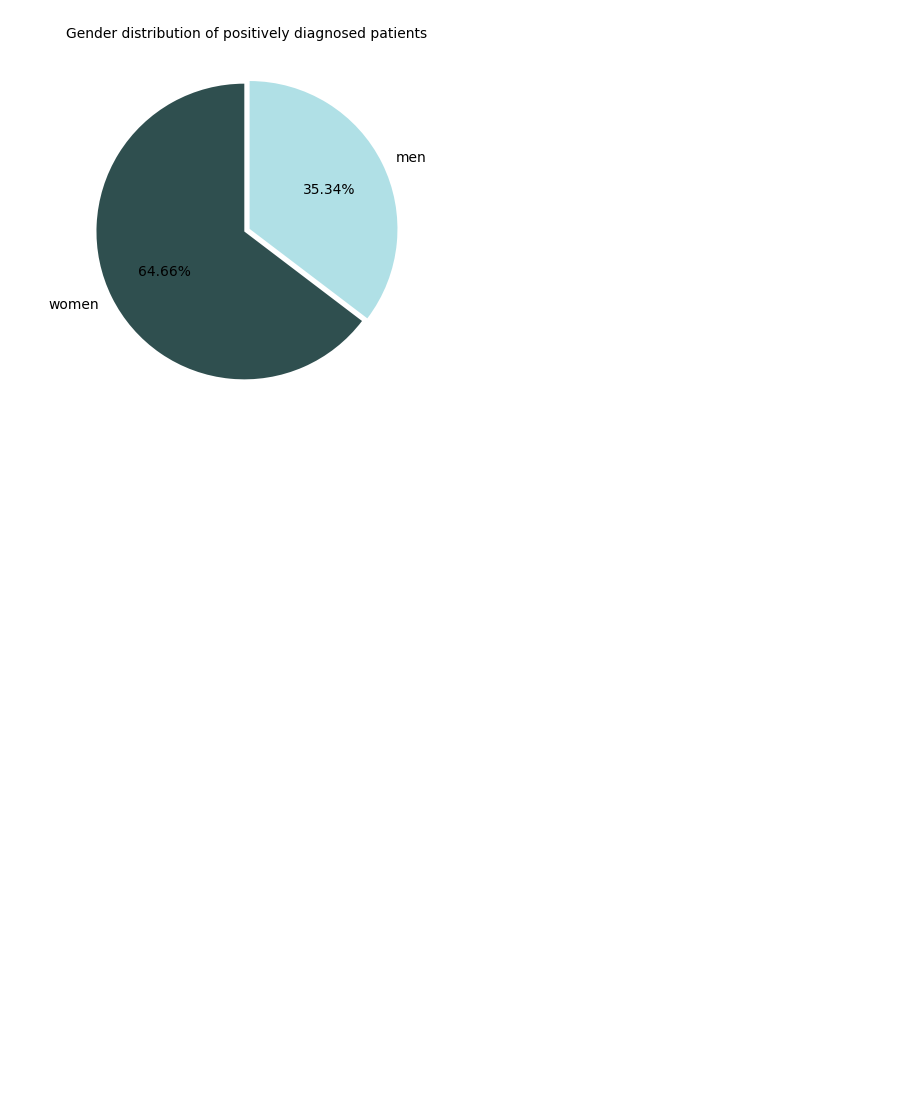
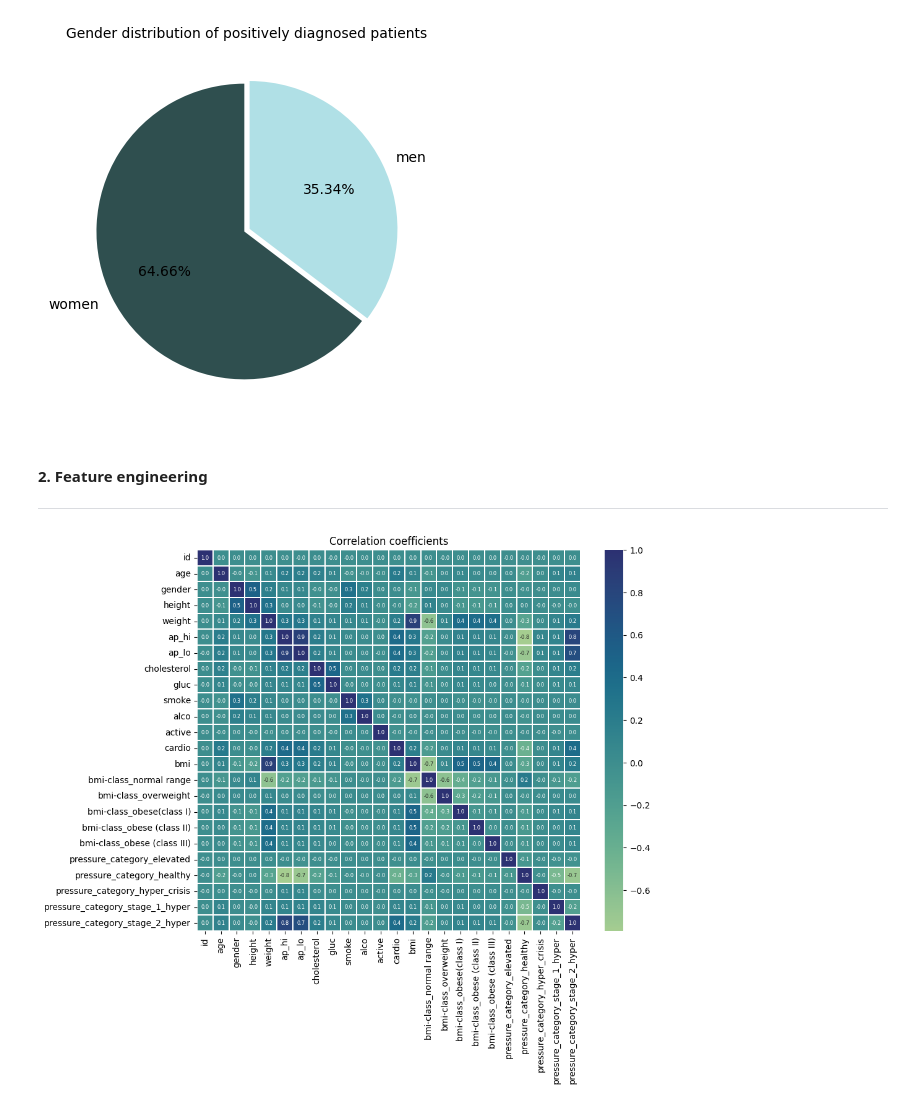
Before and after one commit to KatjaParak/Machine-learning, a Jupyter notebook: report.ipynb, the cells around one changed output. Drawn from its saved outputs; the diff is of its cells as text; code cells hidden in the pictures; blank space fills up the shorter version.

Commit message:
added feature engineering

```diff
--- a/report.ipynb
+++ b/report.ipynb
@@ -96,3 +100,22 @@ utils.plot_height_distribution(cardio);
 utils.plot_gender_distribution(cardio);
 # %% [output]
 [figure]
+# %% [markdown]
+#### 2. Feature engineering
+-------------------------------------------------------------------------------------------------------------------------------------------------------------
+# %%
+cardio['bmi'] = utils.calculate_bmi(cardio)
+# %%
+cardio['bmi'] = utils.calculate_bmi(cardio)
+cardio = utils.remove_outliers(cardio,'bmi')
+cardio['bmi-class'] = utils.create_bmi_class(cardio)
+cardio.dropna(axis=0,inplace=True)
+# %%
+cardio = utils.remove_outliers(cardio,'ap_hi')
+cardio = utils.remove_outliers(cardio, 'ap_lo')
+# %%
+filtered_cardio = utils.set_pressure_category(cardio)
+# %%
+utils.plot_corr_matrix(filtered_cardio);
+# %% [output]
+[figure, added]
```
Also changed, not shown: parts of 6 cells of this notebook.
